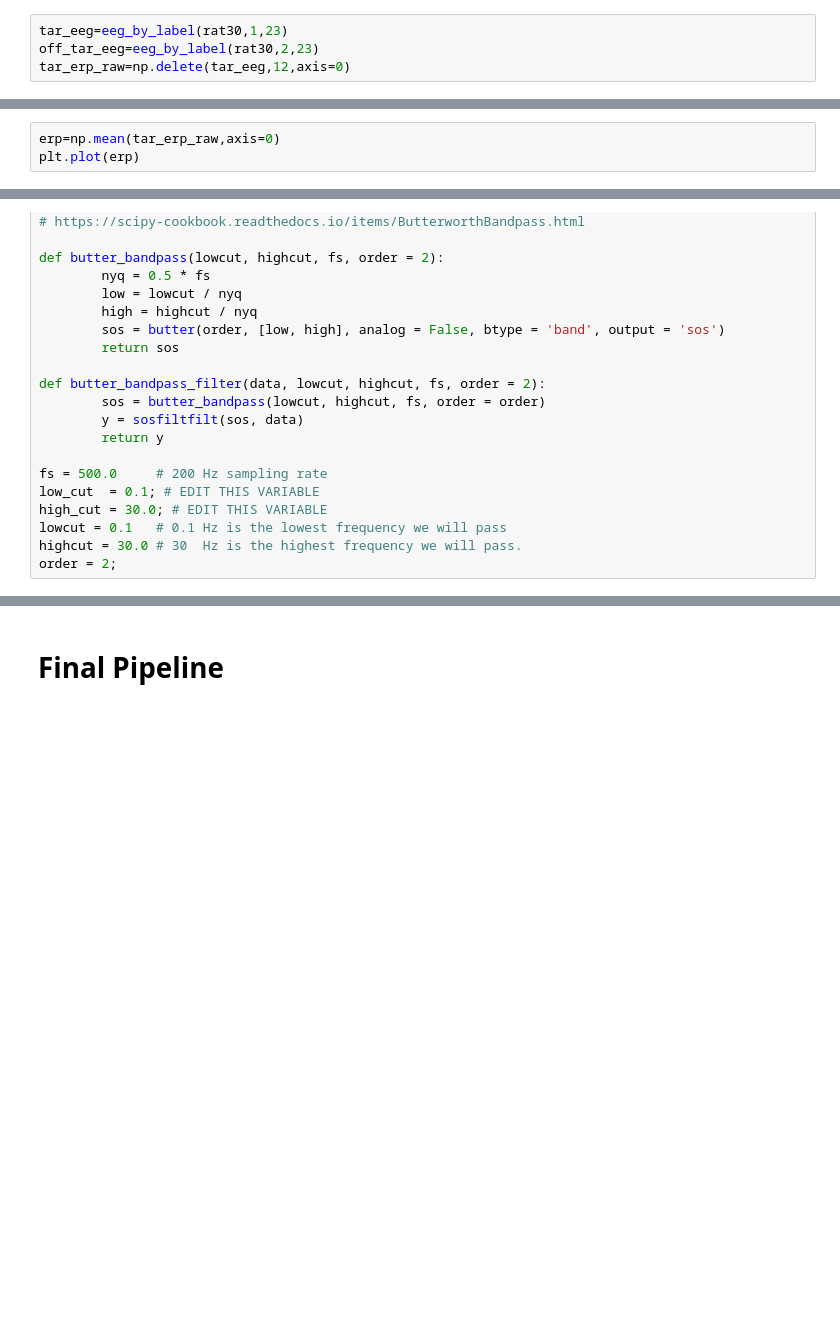
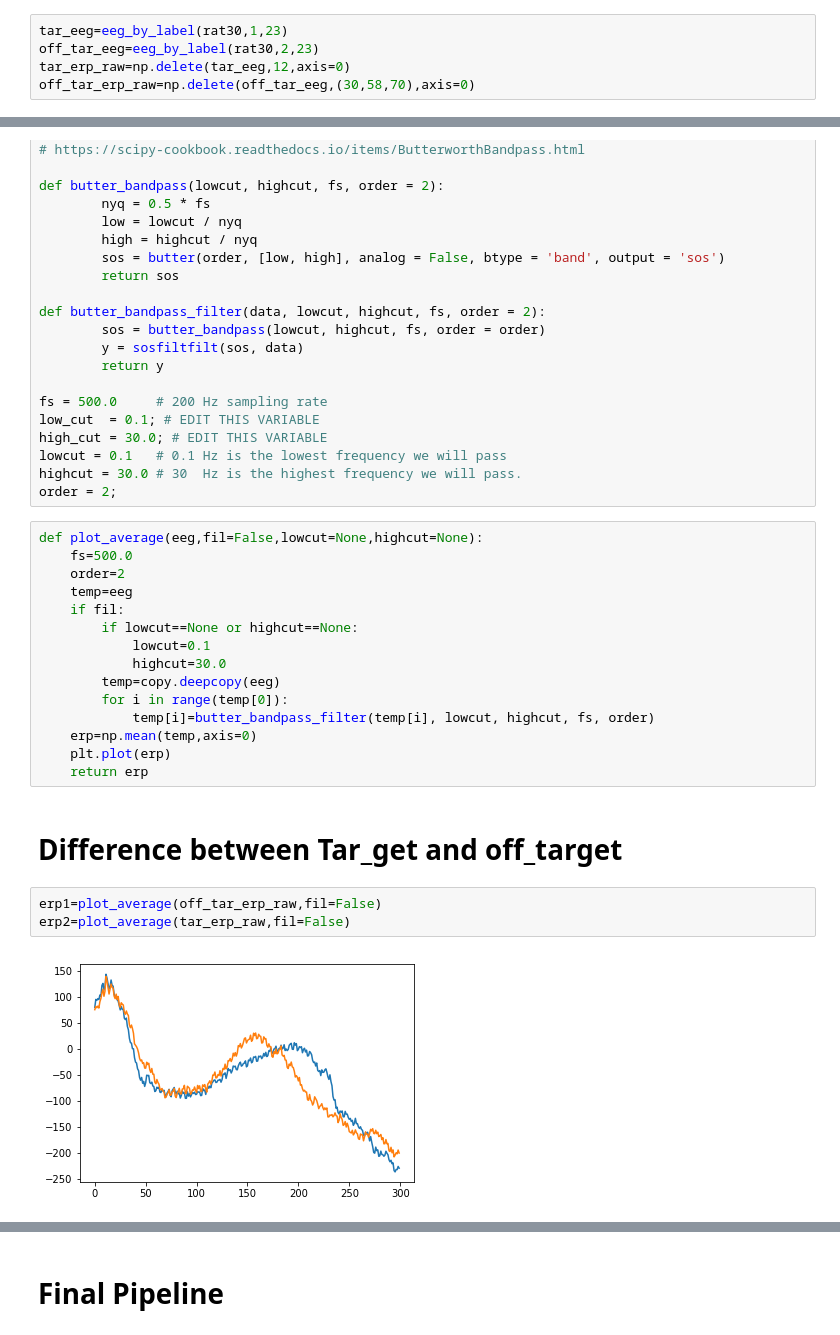
Before and after one commit to Maylibooyah69/RewardReversalPorject, a Jupyter notebook: Import EEG.ipynb, the cells around one changed output, grey strips where cells are left out. Drawn from its saved outputs; the diff is of its cells as text; blank space fills up the shorter version.

```diff
--- a/Import EEG.ipynb
+++ b/Import EEG.ipynb
@@ -192,6 +196,7 @@ duration: 59.998 |num_recordings: 44 |n: 30000
 tar_eeg=eeg_by_label(rat30,1,23)
 off_tar_eeg=eeg_by_label(rat30,2,23)
 tar_erp_raw=np.delete(tar_eeg,12,axis=0)
+off_tar_erp_raw=np.delete(off_tar_eeg,(30,58,70),axis=0)
 # %% [output]
 duration: 59.998 |num_recordings: 44 |n: 30000
 13 is not to length
@@ -204,3 +206,0 @@ duration: 59.998 |num_recordings: 44 |n: 30000
-# %%
-erp=np.mean(tar_erp_raw,axis=0)
-plt.plot(erp)
@@ -233,4 +230,26 @@ high_cut = 30.0; # EDIT THIS VARIABLE
 lowcut = 0.1   # 0.1 Hz is the lowest frequency we will pass
 highcut = 30.0 # 30  Hz is the highest frequency we will pass.
 order = 2;
+# %%
+def plot_average(eeg,fil=False,lowcut=None,highcut=None):
+    fs=500.0
+    order=2
+    temp=eeg
+    if fil:
+        if lowcut==None or highcut==None:
+            lowcut=0.1
+            highcut=30.0
+        temp=copy.deepcopy(eeg)
+        for i in range(temp[0]):
+            temp[i]=butter_bandpass_filter(temp[i], lowcut, highcut, fs, order)
+    erp=np.mean(temp,axis=0)
+    plt.plot(erp)
+    return erp
+# %% [markdown]
+# Difference between Tar_get and off_target
+# %%
+erp1=plot_average(off_tar_erp_raw,fil=False)
+erp2=plot_average(tar_erp_raw,fil=False)
+# %% [output]
+[figure, added]
 # %%
```
Also changed, not shown: parts of 11 cells of this notebook.
